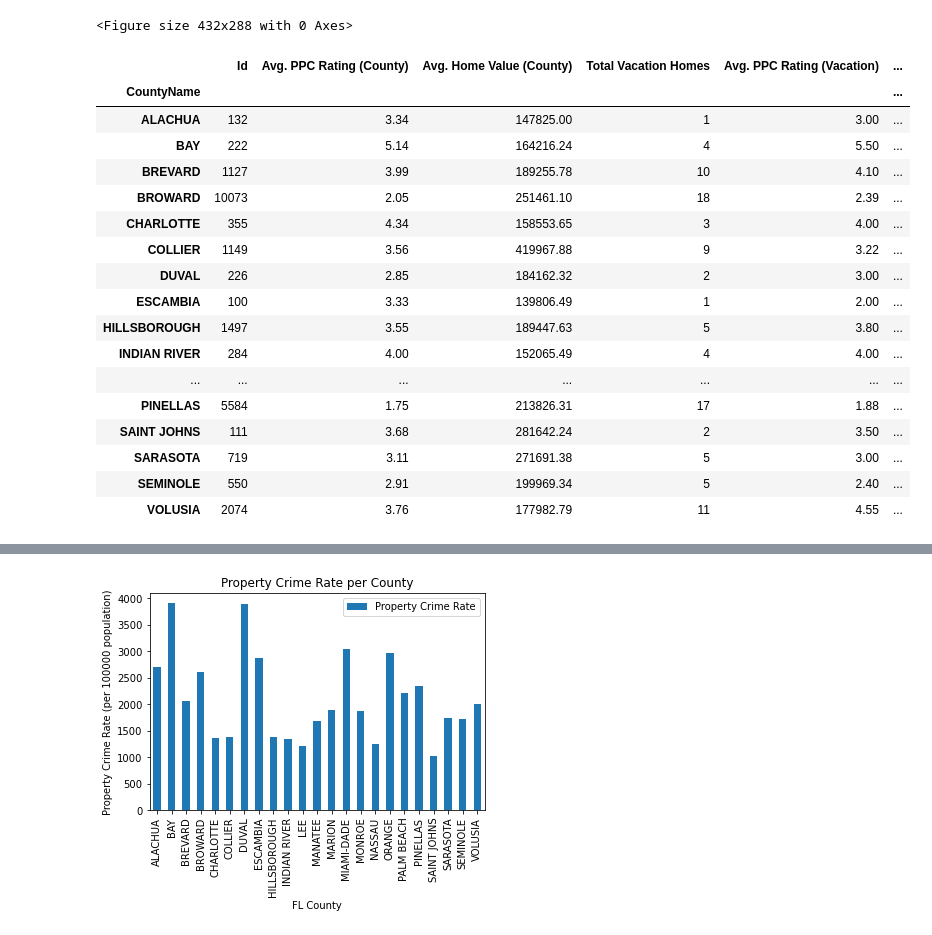
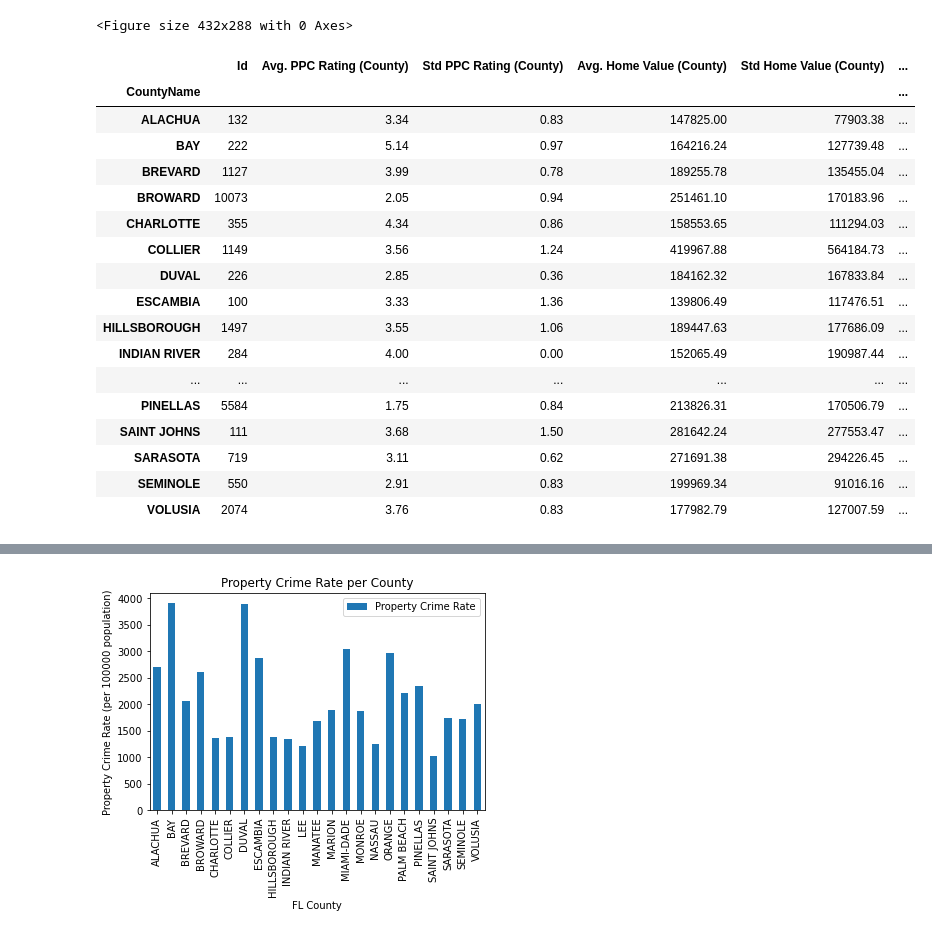
Before and after one commit to ajwu100/GROUP-9-PROJECT-1, a Jupyter notebook: public_community.ipynb, the cells around one changed output, grey strips where cells are left out. Drawn from its saved outputs; the diff is of its cells as text; code cells hidden in the pictures.

```diff
--- a/public_community.ipynb
+++ b/public_community.ipynb
@@ -334,7 +334,7 @@ county_PPC_df = df[["Id", "CountyName", "PPC", "ValueofHome"]]
 #Drop duplicates from all homes in original dataset.
 county_PPC_df = county_PPC_df.drop_duplicates(subset=['Id'])
 #Changed PPC and Value of Home data from object to integers.
-#Clean up original dataset to exclude rows where PPC data is shown as nulls.
+#Clean up original dataset to exclude rows where data is shown as nulls.
 county_PPC_df["PPC"] = pd.to_numeric(county_PPC_df["PPC"],errors='coerce')
 county_PPC_df["ValueofHome"] = pd.to_numeric(county_PPC_df["ValueofHome"],errors='coerce')
 county_PPC_df = county_PPC_df.dropna()
@@ -380,51 +380,60 @@ favcounty_final = pd.merge(favcounty_final, SAINT_JOHNS_PPC_df, how = "outer")
 favcounty_final = pd.merge(favcounty_final, BAY_PPC_df, how = "outer")
 favcounty_final = pd.merge(favcounty_final, HILLSBOROUGH_PPC_df , how = "outer")
 favcounty_final = pd.merge(favcounty_final, ALACHUA_PPC_df , how = "outer")
 favcounty_final = pd.merge(favcounty_final, INDIAN_RIVER_PPC_df, how = "outer")
 favcounty_final = pd.merge(favcounty_final, ESCAMBIA_PPC_df, how = "outer")
 favcounty_final = pd.merge(favcounty_final, NASSAU_PPC_df, how = "outer")
 favcounty_final = pd.merge(favcounty_final, ORANGE_PPC_df, how = "outer")
 favcounty_final = pd.merge(favcounty_final, MONROE_PPC_df, how = "outer")
 
 favcounty_final2= favcounty_final.dropna(subset=["PPC"])
 
 county_gp = favcounty_final2.groupby(["CountyName"])
 county_home = county_gp["Id"].count()
 county_PPC = county_gp["PPC"].mean()
+county_PPC_std = county_gp["PPC"].std()
 county_value = county_gp["ValueofHome"].mean()
+county_value_std = county_gp["ValueofHome"].std()
 
 vacation_gp = clean_ppc_master_df.groupby(["CountyName"])
 vacation_home = vacation_gp["Id"].count()
 vacation_PPC = vacation_gp["PPC"].mean()
+vacation_PPC_std = vacation_gp["PPC"].std()
 vacation_value = vacation_gp["ValueofHome"].mean()
+vacation_value_std = vacation_gp["ValueofHome"].std()
 
 summary_df = pd.DataFrame(county_home)
 summary_df["Avg. PPC Rating (County)"] = round(county_PPC,2)
+summary_df["Std PPC Rating (County)"] = round(county_PPC_std,2)
 summary_df["Avg. Home Value (County)"] = round(county_value,2)
+summary_df["Std Home Value (County)"] = round(county_value_std,2)
+
 summary_df["Total Vacation Homes"] = vacation_home
 summary_df["Avg. PPC Rating (Vacation)"] = round(vacation_PPC,2)
+summary_df["Std PPC Rating (Vacation)"] = round(vacation_PPC_std,2)
 summary_df["Avg. Home Value (Vacation)"] = round(vacation_value,2)
+summary_df["Std Home Value (Vacation)"] = round(vacation_value_std,2)
 
 summary_df
 # %% [output]
-|  | Id | Avg. PPC Rating (County) | Avg. Home Value (County) | Total Vacation Homes | Avg. PPC Rating (Vacation) | ... |
+|  | Id | Avg. PPC Rating (County) | Std PPC Rating (County) | Avg. Home Value (County) | Std Home Value (County) | ... |
 | CountyName |  |  |  |  |  | ... |
-| ALACHUA | 132 | 3.34 | 147825.00 | 1 | 3.00 | ... |
-| BAY | 222 | 5.14 | 164216.24 | 4 | 5.50 | ... |
-| BREVARD | 1127 | 3.99 | 189255.78 | 10 | 4.10 | ... |
-| BROWARD | 10073 | 2.05 | 251461.10 | 18 | 2.39 | ... |
-| CHARLOTTE | 355 | 4.34 | 158553.65 | 3 | 4.00 | ... |
-| COLLIER | 1149 | 3.56 | 419967.88 | 9 | 3.22 | ... |
-| DUVAL | 226 | 2.85 | 184162.32 | 2 | 3.00 | ... |
-| ESCAMBIA | 100 | 3.33 | 139806.49 | 1 | 2.00 | ... |
-| HILLSBOROUGH | 1497 | 3.55 | 189447.63 | 5 | 3.80 | ... |
-| INDIAN RIVER | 284 | 4.00 | 152065.49 | 4 | 4.00 | ... |
+| ALACHUA | 132 | 3.34 | 0.83 | 147825.00 | 77903.38 | ... |
+| BAY | 222 | 5.14 | 0.97 | 164216.24 | 127739.48 | ... |
+| BREVARD | 1127 | 3.99 | 0.78 | 189255.78 | 135455.04 | ... |
+| BROWARD | 10073 | 2.05 | 0.94 | 251461.10 | 170183.96 | ... |
+| CHARLOTTE | 355 | 4.34 | 0.86 | 158553.65 | 111294.03 | ... |
+| COLLIER | 1149 | 3.56 | 1.24 | 419967.88 | 564184.73 | ... |
+| DUVAL | 226 | 2.85 | 0.36 | 184162.32 | 167833.84 | ... |
+| ESCAMBIA | 100 | 3.33 | 1.36 | 139806.49 | 117476.51 | ... |
+| HILLSBOROUGH | 1497 | 3.55 | 1.06 | 189447.63 | 177686.09 | ... |
+| INDIAN RIVER | 284 | 4.00 | 0.00 | 152065.49 | 190987.44 | ... |
 | ... | ... | ... | ... | ... | ... | ... |
-| PINELLAS | 5584 | 1.75 | 213826.31 | 17 | 1.88 | ... |
-| SAINT JOHNS | 111 | 3.68 | 281642.24 | 2 | 3.50 | ... |
-| SARASOTA | 719 | 3.11 | 271691.38 | 5 | 3.00 | ... |
-| SEMINOLE | 550 | 2.91 | 199969.34 | 5 | 2.40 | ... |
-| VOLUSIA | 2074 | 3.76 | 177982.79 | 11 | 4.55 | ... |
+| PINELLAS | 5584 | 1.75 | 0.84 | 213826.31 | 170506.79 | ... |
+| SAINT JOHNS | 111 | 3.68 | 1.50 | 281642.24 | 277553.47 | ... |
+| SARASOTA | 719 | 3.11 | 0.62 | 271691.38 | 294226.45 | ... |
+| SEMINOLE | 550 | 2.91 | 0.83 | 199969.34 | 91016.16 | ... |
+| VOLUSIA | 2074 | 3.76 | 0.83 | 177982.79 | 127007.59 | ... |
 # %%
 #Property Crime Rate per 100,000 Population (2019)
 
```
Also changed, not shown: parts of 15 cells of this notebook, 5 other files.
